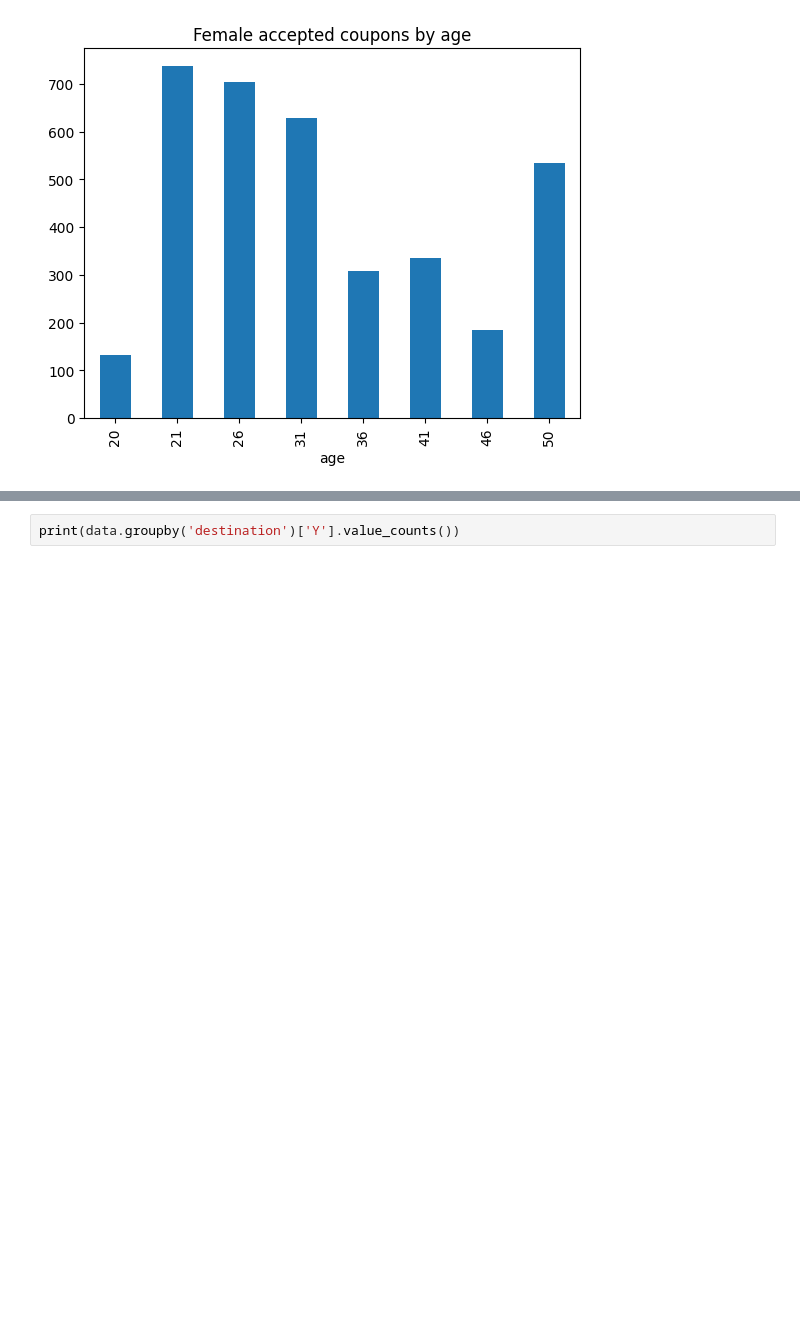
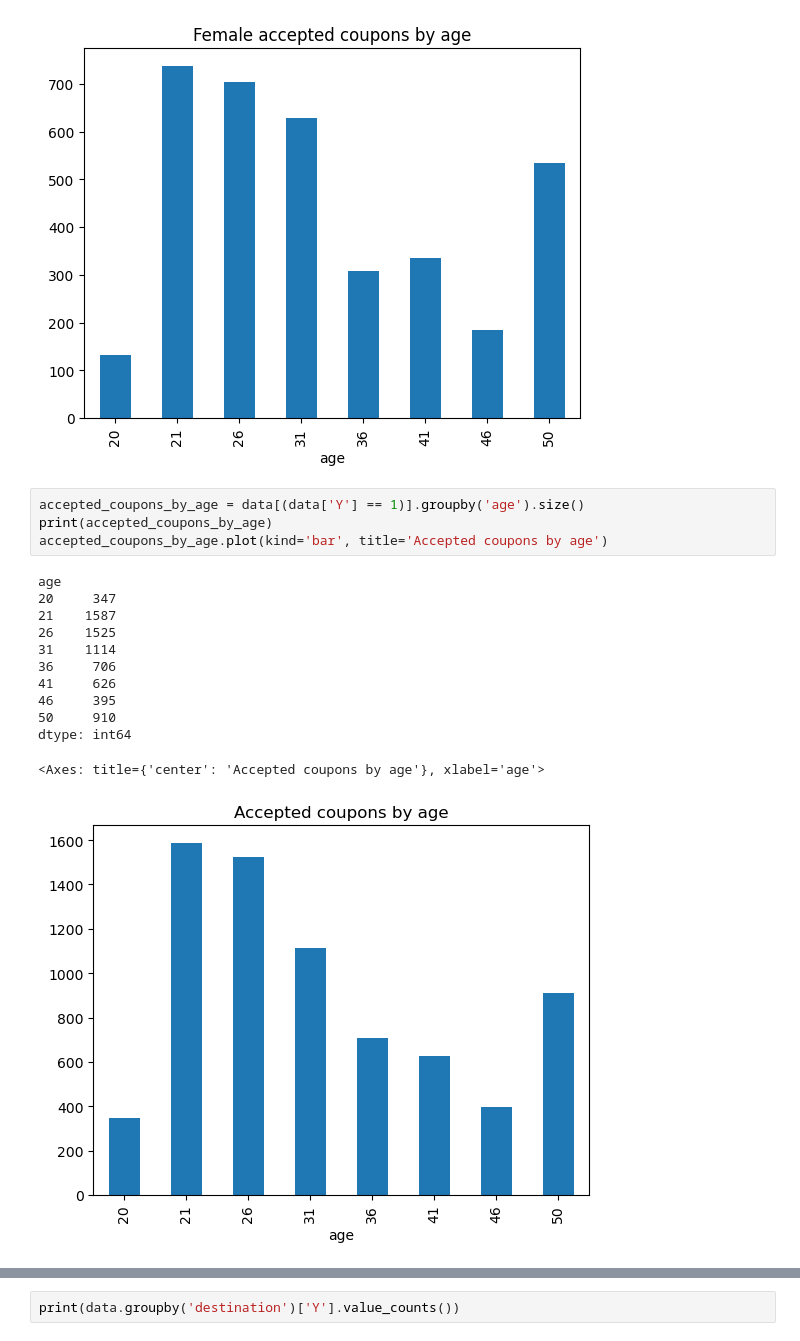
Before and after one commit to coconut808/ML-AI, a Jupyter notebook: week5/prompt.ipynb, the cells around one changed output, grey strips where cells are left out. Cells and saved outputs as stored; diff of their text form; blank space fills up the shorter version.

```diff
--- a/week5/prompt.ipynb
+++ b/week5/prompt.ipynb
@@ -362,3 +378,20 @@ female_accepted_coupons_by_age.sort_index().plot(kind='bar', title='Female accep
 plt.show()
 # %% [output]
 [figure]
+# %%
+accepted_coupons_by_age = data[(data['Y'] == 1)].groupby('age').size()
+print(accepted_coupons_by_age)
+accepted_coupons_by_age.plot(kind='bar', title='Accepted coupons by age')
+# %% [output]
+age
+20     347
+21    1587
+26    1525
+31    1114
+36     706
+41     626
+46     395
+50     910
+dtype: int64
+<Axes: title={'center': 'Accepted coupons by age'}, xlabel='age'>
+[figure, added]
```
Also changed, not shown: parts of 7 cells of this notebook.
